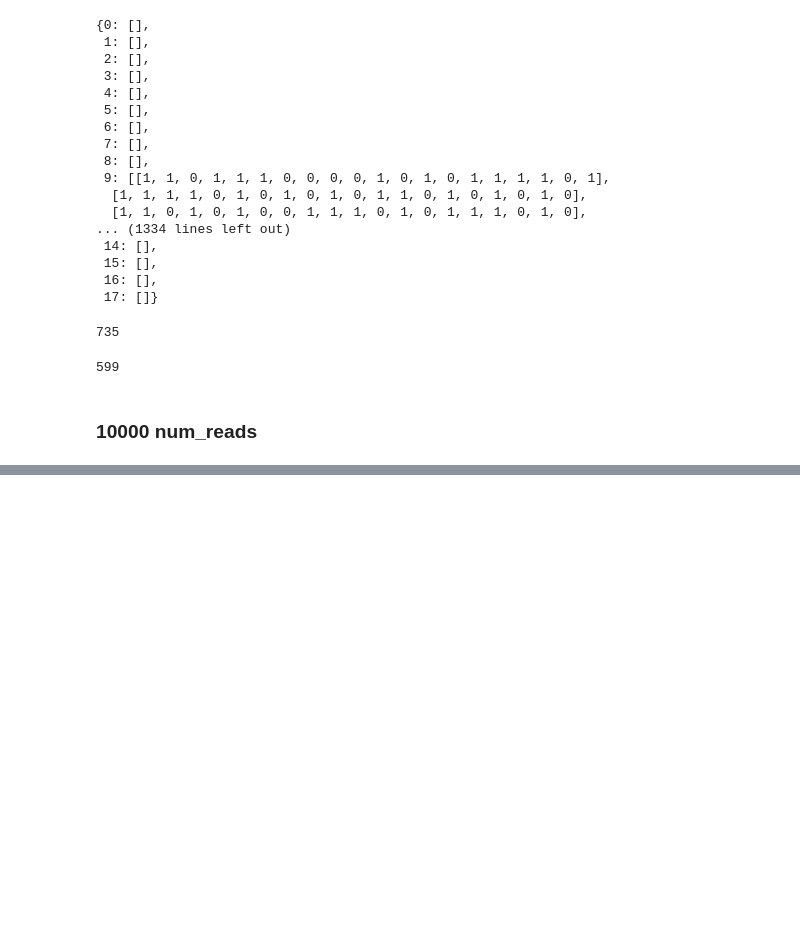
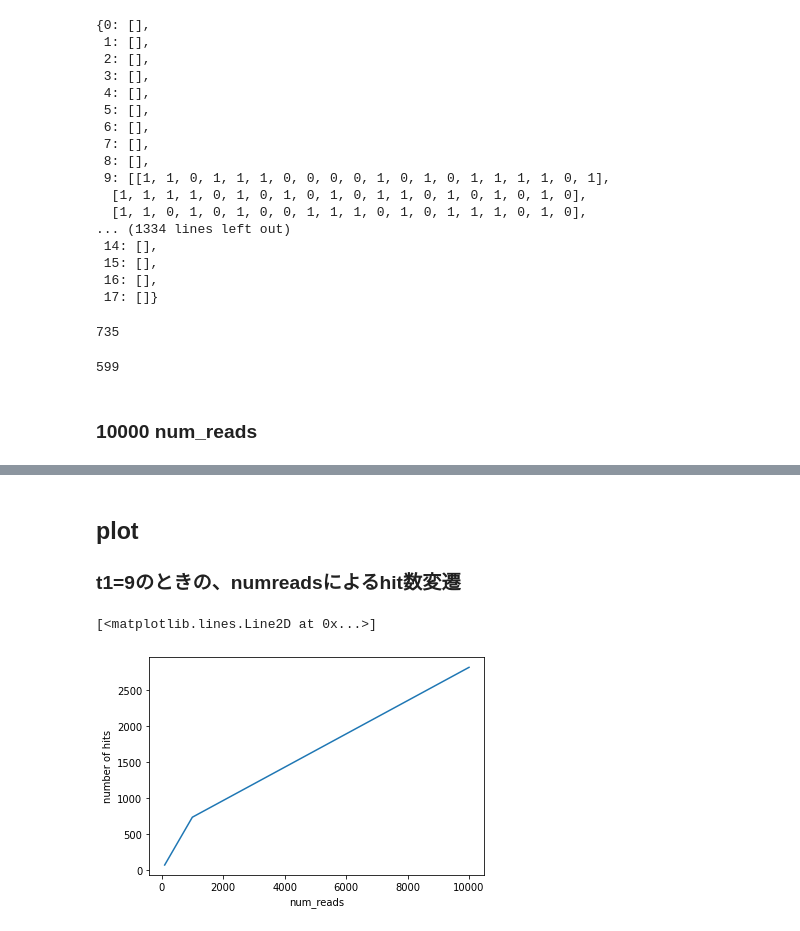
Before and after one commit to twinkle13531/master_degree, a Jupyter notebook: 202011/scripts/trials/20bit_nealSA_20201124.ipynb, the cells around one changed output, grey strips where cells are left out. Drawn from its saved outputs; the diff is of its cells as text; code cells hidden in the pictures; blank space fills up the shorter version.

```diff
--- a/202011/scripts/trials/20bit_nealSA_20201124.ipynb
+++ b/202011/scripts/trials/20bit_nealSA_20201124.ipynb
@@ -108,0 +131,4 @@ len(valid_y_list[9])+ len(valid_y_list[10])
+# %% [markdown]
+## plot
+
+### t1=9のときの、numreadsによるhit数変遷
@@ -108,0 +137,11 @@ len(valid_y_list[9])+ len(valid_y_list[10])
+# %%
+y= [72, 735, 2814]
+x = [100, 1000, 10000]
+# %%
+plt.xlabel('num_reads')
+plt.ylabel('number of hits')
+plt.plot(x, y)
+plt.savefig('../../output/hit_numreads_9')
+# %% [output]
+[<matplotlib.lines.Line2D at 0x...>]
+[figure, added]
```
Also changed, not shown: parts of 18 cells of this notebook.
